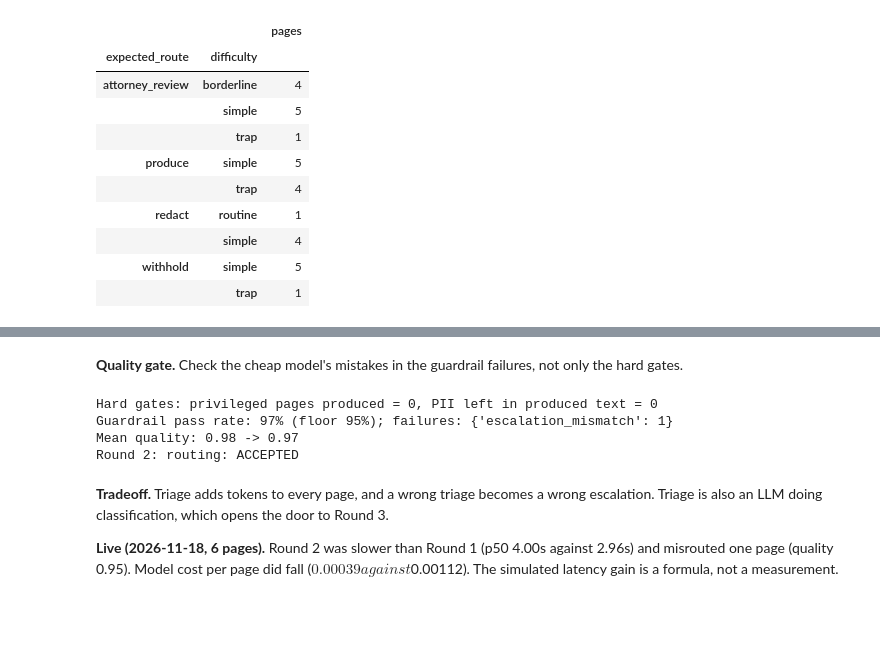
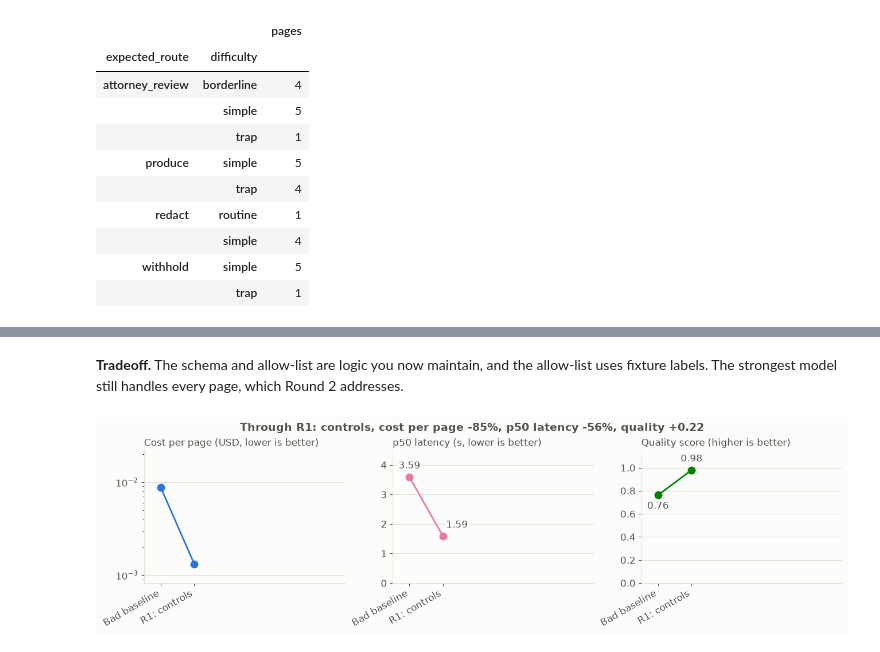
Before and after one commit to gduchidze-ship-it/datafest-agent-opt, a Jupyter notebook: notebooks/optimizing_document_review_agents_for_cost_and_quality.ipynb, the cells around one changed output, grey strips where cells are left out. Cells and saved outputs as stored; diff of their text form; code cells hidden in the pictures; blank space fills up the shorter version.

```diff
--- a/notebooks/optimizing_document_review_agents_for_cost_and_quality.ipynb
+++ b/notebooks/optimizing_document_review_agents_for_cost_and_quality.ipynb
@@ -773,13 +755,6 @@ Pages whose route changed: 1 of 30. Largest per-page cost changes:
-# %% [markdown]
-**Quality gate.** Check the cheap model's mistakes in the guardrail failures, not only the hard gates.
-# %%
-quality_gate(CONTROLS, ROUTING)
-# %% [output]
-Hard gates: privileged pages produced = 0, PII left in produced text = 0
-Guardrail pass rate: 97% (floor 95%); failures: {'escalation_mismatch': 1}
-Mean quality: 0.98 -> 0.97
-Round 2: routing: ACCEPTED
-# %% [markdown]
-**Tradeoff.** Triage adds tokens to every page, and a wrong triage becomes a wrong escalation. Triage is also an LLM doing classification, which opens the door to Round 3.
-
-**Live (2026-11-18, 6 pages).** Round 2 was slower than Round 1 (p50 4.00s against 2.96s) and misrouted one page (quality 0.95). Model cost per page did fall ($0.00039 against $0.00112). The simulated latency gain is a formula, not a measurement.
+# %% [markdown]
+**Tradeoff.** The schema and allow-list are logic you now maintain, and the allow-list uses fixture labels. The strongest model still handles every page, which Round 2 addresses.
+# %%
+display(plot_progress(summary, upto_variant=CONTROLS))
+# %% [output]
+[figure, added]
```
Also changed, not shown: parts of 209 cells of this notebook, 13 other files.
